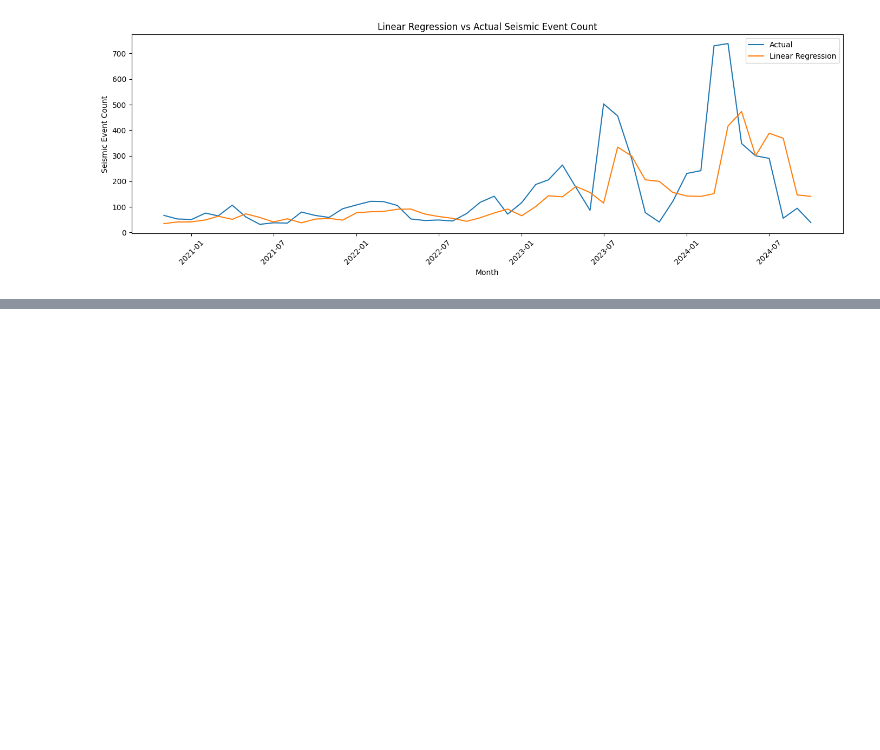
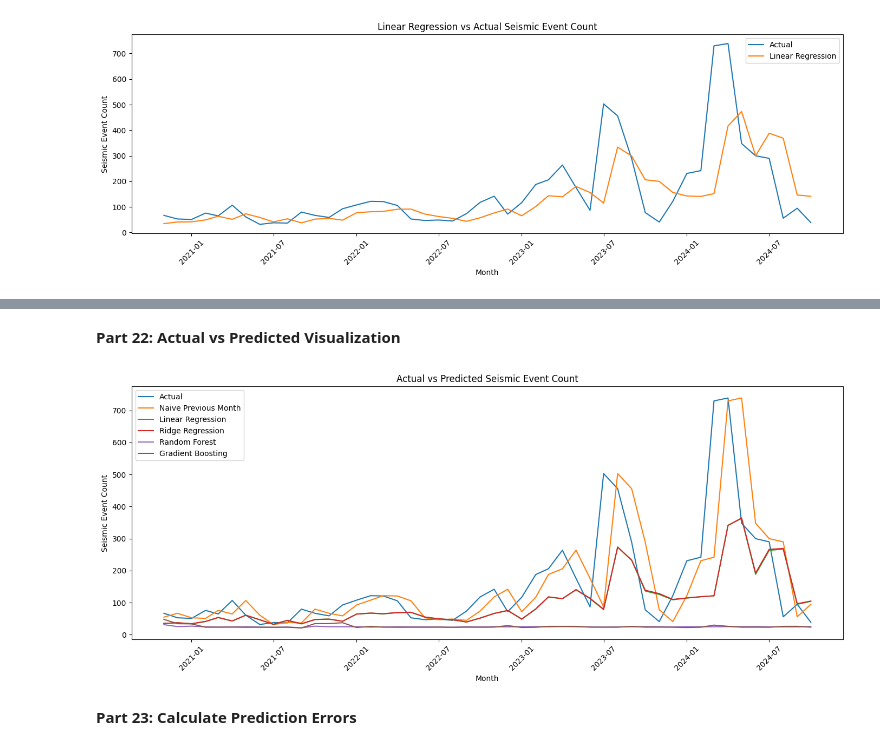
Before and after one commit to hassnainnisar/Predict_seismic_events_from_geological_features_Machine_Learning_MOD_B, a Jupyter notebook: Machine_Learning_MOD_B.ipynb, the cells around one changed output, grey strips where cells are left out. Saved outputs shown, nothing was run; the diff lists cells and outputs as text; code cells hidden in the pictures; blank space fills up the shorter version.

```diff
--- a/Machine_Learning_MOD_B.ipynb
+++ b/Machine_Learning_MOD_B.ipynb
@@ -2047,0 +3538,17 @@ plt.show()
+# %%
+# ==========================================
+# PART 21: FINAL MODEL COMPARISON
+# ==========================================
+
+# ------------------------------------------
+# 21.1 Prepare final train/test data
+# ------------------------------------------
+
+X_train_final = train_data[features]
+y_train_final = train_data[target]
+
+X_test_final = test_data[features]
+y_test_final = test_data[target]
+
+print("Final training shape:", X_train_final.shape)
+print("Final testing shape:", X_test_final.shape)
@@ -2047,0 +3842,60 @@ plt.show()
+# %% [markdown]
+**Part 22: Actual vs Predicted Visualization**
+# %%
+# ==========================================
+# PART 22: ACTUAL VS PREDICTED VALUES
+# ==========================================
+
+plt.figure(figsize=(14, 6))
+
+plt.plot(
+    test_data['Month'],
+    y_test_final,
+    label='Actual'
+)
+
+plt.plot(
+    test_data['Month'],
+    final_naive_predictions,
+    label='Naive Previous Month'
+)
+
+plt.plot(
+    test_data['Month'],
+    final_linear_predictions,
+    label='Linear Regression'
+)
+
+plt.plot(
+    test_data['Month'],
+    final_ridge_predictions,
+    label='Ridge Regression'
+)
+
+plt.plot(
+    test_data['Month'],
+    final_rf_predictions,
+    label='Random Forest'
+)
+
+plt.plot(
+    test_data['Month'],
+    final_gb_predictions,
+    label='Gradient Boosting'
+)
+
+plt.title('Actual vs Predicted Seismic Event Count')
+
+plt.xlabel('Month')
+plt.ylabel('Seismic Event Count')
+
+plt.legend()
+
+plt.xticks(rotation=45)
+
+plt.tight_layout()
+plt.show()
+# %% [output]
+[figure, added]
+# %% [markdown]
+**Part 23: Calculate Prediction Errors**
```
Also changed, not shown: parts of 82 cells of this notebook.
